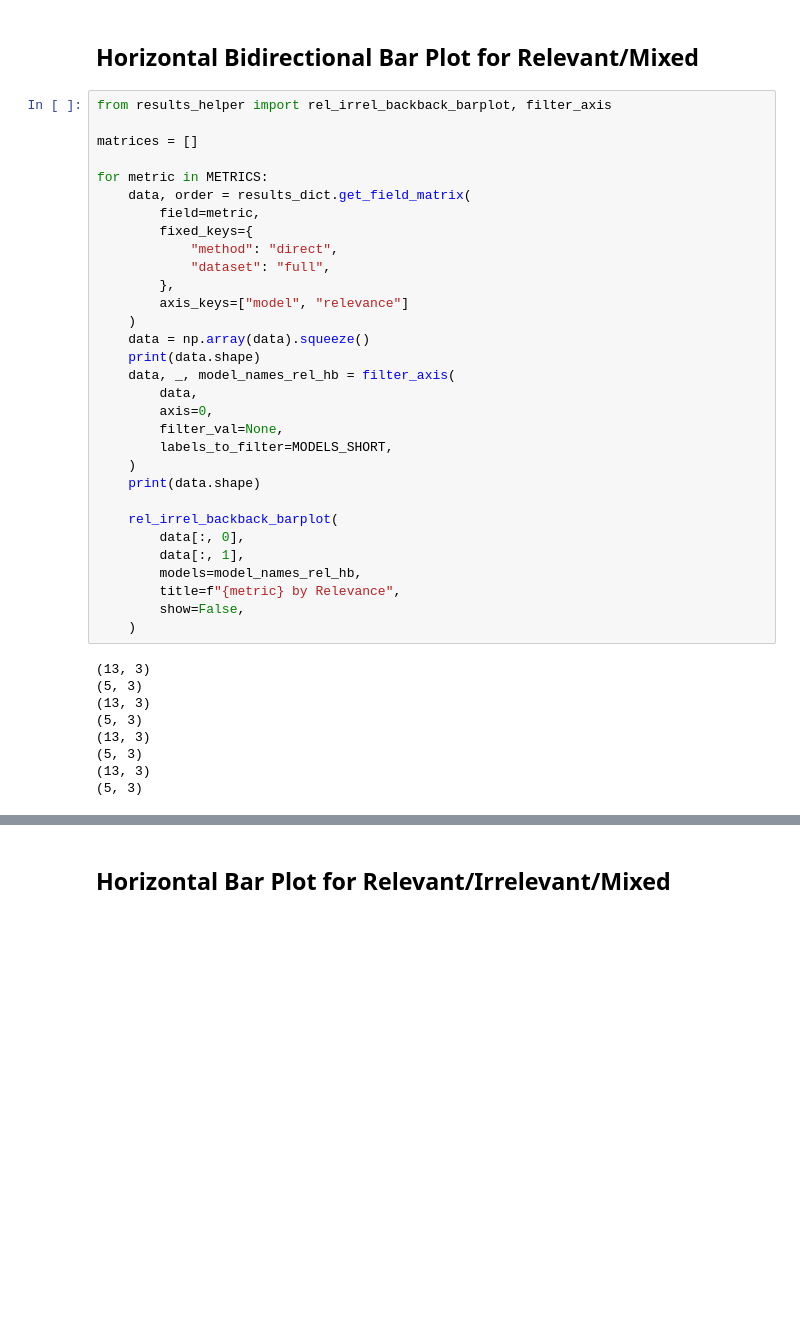
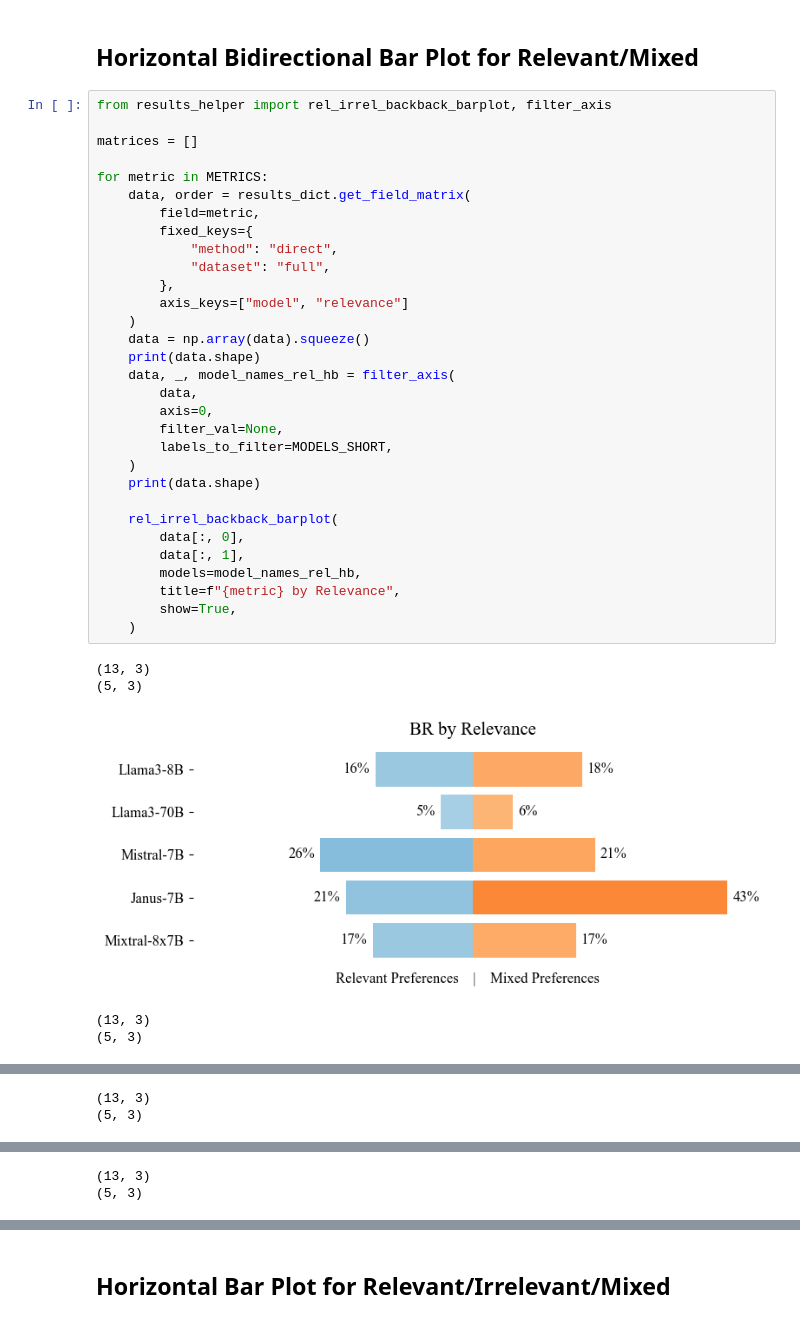
Before and after one commit to chimaobi-okite/pref_aligner, a Jupyter notebook: process_results.ipynb, the cells around one changed output, grey strips where cells are left out. Cells and saved outputs as stored; diff of their text form; blank space fills up the shorter version.

```diff
--- a/process_results.ipynb
+++ b/process_results.ipynb
@@ -134,37 +154,34 @@ from results_helper import rel_irrel_backback_barplot, filter_axis
 matrices = []
 
 for metric in METRICS:
     data, order = results_dict.get_field_matrix(
         field=metric,
         fixed_keys={
             "method": "direct",
             "dataset": "full",
         },
         axis_keys=["model", "relevance"]
     )
     data = np.array(data).squeeze()
     print(data.shape)
     data, _, model_names_rel_hb = filter_axis(
         data,
         axis=0,
         filter_val=None,
         labels_to_filter=MODELS_SHORT,
     )
     print(data.shape)
 
     rel_irrel_backback_barplot(
         data[:, 0],
         data[:, 1],
         models=model_names_rel_hb,
         title=f"{metric} by Relevance",
-        show=False,
+        show=True,
     )
 # %% [output]
 (13, 3)
 (5, 3)
-(13, 3)
-(5, 3)
-(13, 3)
-(5, 3)
-(13, 3)
-(5, 3)
+[figure, added]
+(13, 3)
+(5, 3)
@@ -170,0 +189,2 @@ for metric in METRICS:
+(13, 3)
+(5, 3)
@@ -170,0 +192,2 @@ for metric in METRICS:
+(13, 3)
+(5, 3)
```
Also changed, not shown: parts of 12 cells of this notebook, 20 other files.
